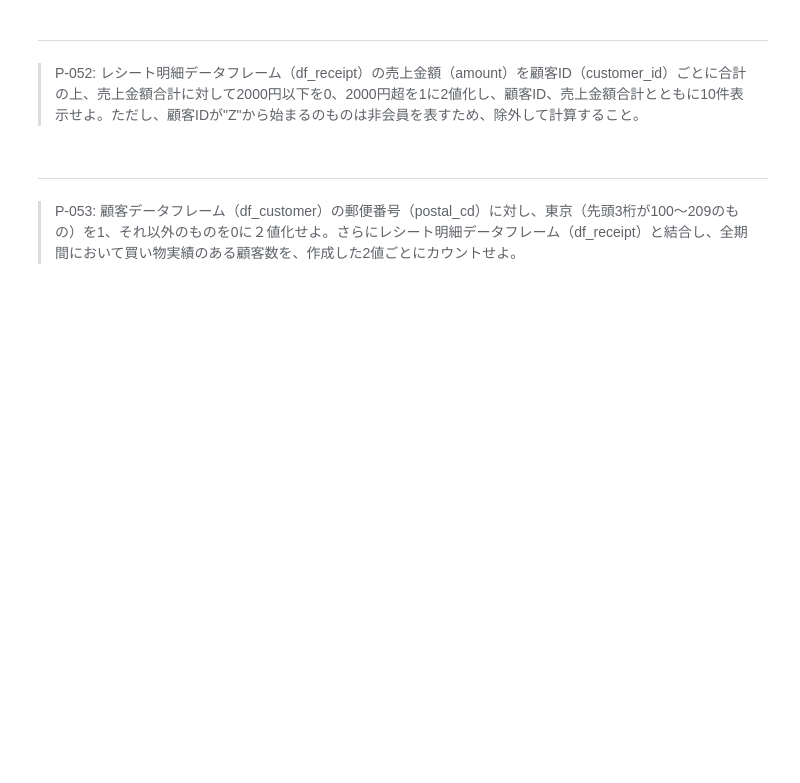
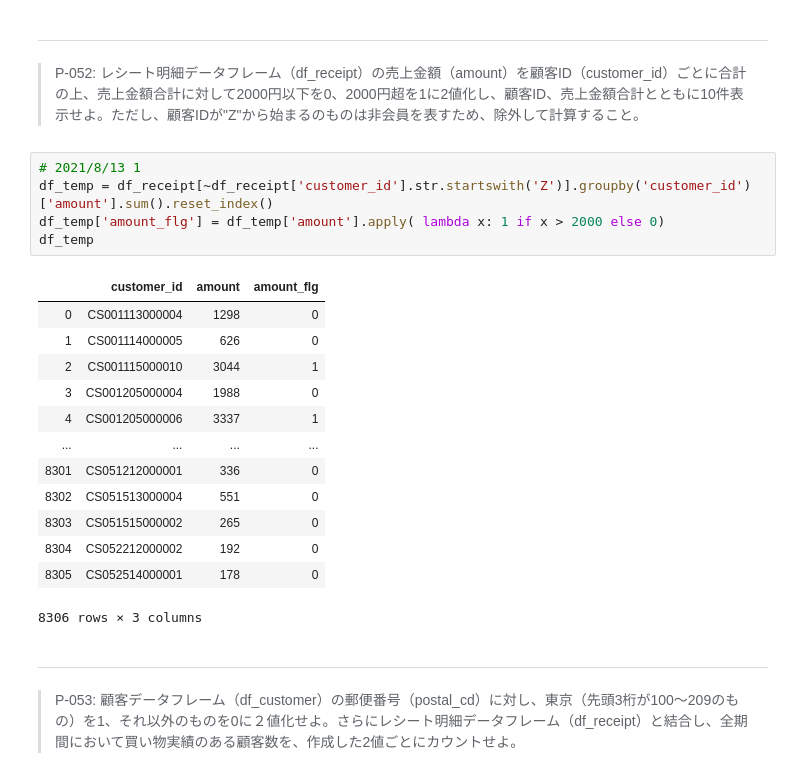
Before and after one commit to cyoshihara/ds100, a Jupyter notebook: preprocess_knock_Python_20210728-.ipynb, the cells around one changed output. Saved outputs shown, nothing was run; the diff lists cells and outputs as text; blank space fills up the shorter version.

```diff
--- a/preprocess_knock_Python_20210728-.ipynb
+++ b/preprocess_knock_Python_20210728-.ipynb
@@ -1444,6 +1451,25 @@ pd.concat([
 # %% [markdown]
 ---
 > P-052: レシート明細データフレーム（df_receipt）の売上金額（amount）を顧客ID（customer_id）ごとに合計の上、売上金額合計に対して2000円以下を0、2000円超を1に2値化し、顧客ID、売上金額合計とともに10件表示せよ。ただし、顧客IDが"Z"から始まるのものは非会員を表すため、除外して計算すること。
+# %%
+# 2021/8/13 1
+df_temp = df_receipt[~df_receipt['customer_id'].str.startswith('Z')].groupby('customer_id')['amount'].sum().reset_index()
+df_temp['amount_flg'] = df_temp['amount'].apply( lambda x: 1 if x > 2000 else 0)
+df_temp
+# %% [output]
+|  | customer_id | amount | amount_flg |
+| 0 | CS001113000004 | 1298 | 0 |
+| 1 | CS001114000005 | 626 | 0 |
+| 2 | CS001115000010 | 3044 | 1 |
+| 3 | CS001205000004 | 1988 | 0 |
+| 4 | CS001205000006 | 3337 | 1 |
+| ... | ... | ... | ... |
+| 8301 | CS051212000001 | 336 | 0 |
+| 8302 | CS051513000004 | 551 | 0 |
+| 8303 | CS051515000002 | 265 | 0 |
+| 8304 | CS052212000002 | 192 | 0 |
+| 8305 | CS052514000001 | 178 | 0 |
+8306 rows × 3 columns
 # %% [markdown]
 ---
 > P-053: 顧客データフレーム（df_customer）の郵便番号（postal_cd）に対し、東京（先頭3桁が100〜209のもの）を1、それ以外のものを0に２値化せよ。さらにレシート明細データフレーム（df_receipt）と結合し、全期間において買い物実績のある顧客数を、作成した2値ごとにカウントせよ。
```
Also changed, not shown: parts of 5 cells of this notebook, 1 other file.
